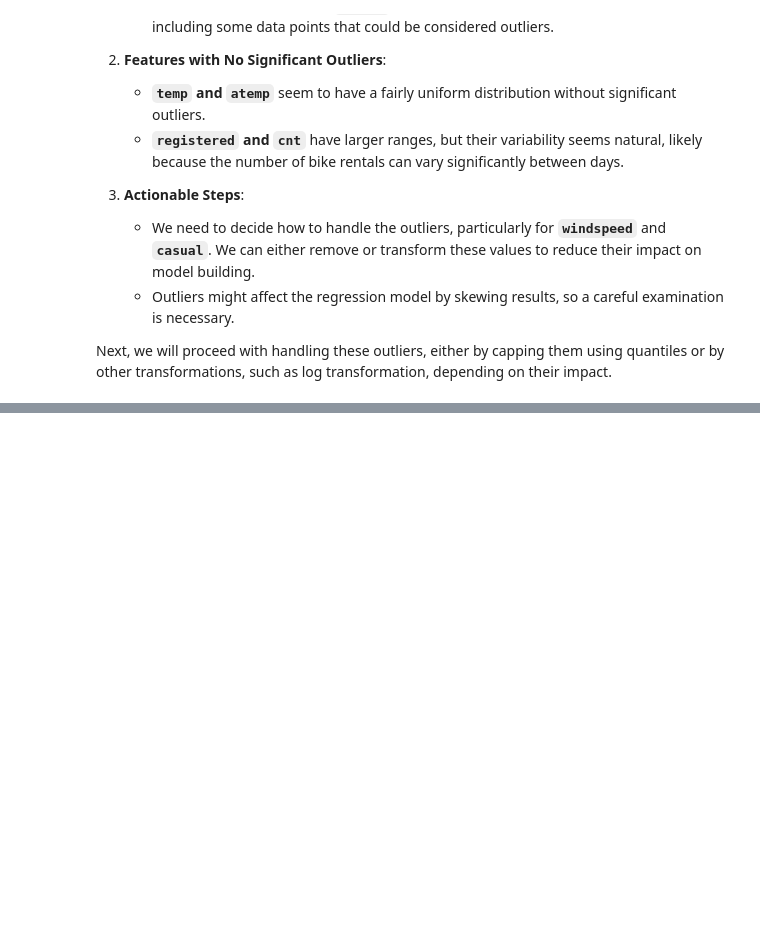
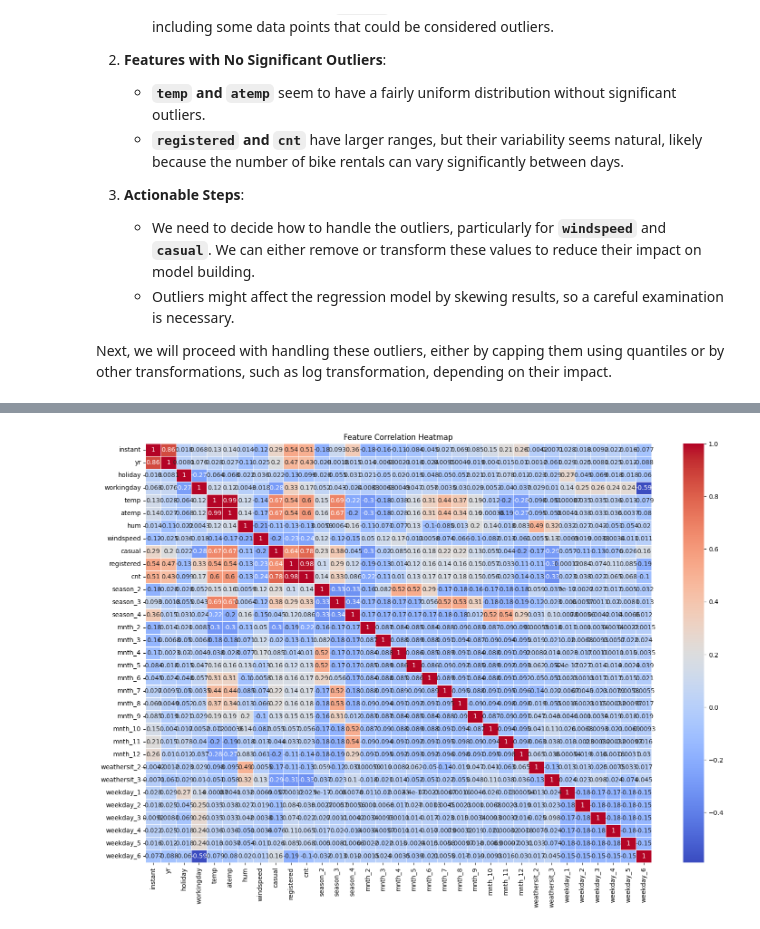
Before and after one commit to jafarijason/ds_002_boom_bikes_case_study_regression, a Jupyter notebook: Group_Facilitator_Jason_Jafari.ipynb, the cells around one changed output, grey strips where cells are left out. Saved outputs shown, nothing was run; the diff lists cells and outputs as text; code cells hidden in the pictures; blank space fills up the shorter version.

```diff
--- a/Group_Facilitator_Jason_Jafari.ipynb
+++ b/Group_Facilitator_Jason_Jafari.ipynb
@@ -183,0 +203,6 @@ Next, we will proceed with handling these outliers, either by capping them using
+# %%
+columns_with_outliers = ['windspeed', 'hum', 'casual']
+for column in columns_with_outliers:
+    data = remove_outliers(data, column)
+
+print(f"Dataset shape after removing outliers: {data.shape}")
@@ -183,0 +233,7 @@ Next, we will proceed with handling these outliers, either by capping them using
+# %%
+columns_to_transform = ['casual', 'registered', 'cnt']
+
+for column in columns_to_transform:
+    data[column] = np.log1p(data[column])
+
+data.head()
@@ -183,0 +280,17 @@ Next, we will proceed with handling these outliers, either by capping them using
+# %%
+print("Columns in the dataset before creating dummy variables:")
+print(data.columns)
+
+existing_columns = [col for col in categorical_columns if col in data.columns]
+
+if len(existing_columns) != len(categorical_columns):
+    print(f"Warning: Some columns are missing from the dataset. Found {existing_columns}.")
+
+data = pd.get_dummies(data, columns=existing_columns, drop_first=True)
+
+dummy_columns = [col for col in data.columns if any(cat in col for cat in categorical_columns)]
+
+data[dummy_columns] = data[dummy_columns].astype(int)
+
+print("Dataset after converting categorical variables to dummy variables:")
+data.head()
@@ -183,0 +343,11 @@ Next, we will proceed with handling these outliers, either by capping them using
+# %%
+numeric_data = data.select_dtypes(include=['int64', 'float64'])
+
+plt.figure(figsize=(18, 12))
+correlation_matrix = numeric_data.corr()
+
+sns.heatmap(correlation_matrix, annot=True, cmap='coolwarm', linewidths=0.5)
+plt.title('Feature Correlation Heatmap')
+plt.show()
+# %% [output]
+[figure, added]
```
Also changed, not shown: parts of 15 cells of this notebook.
